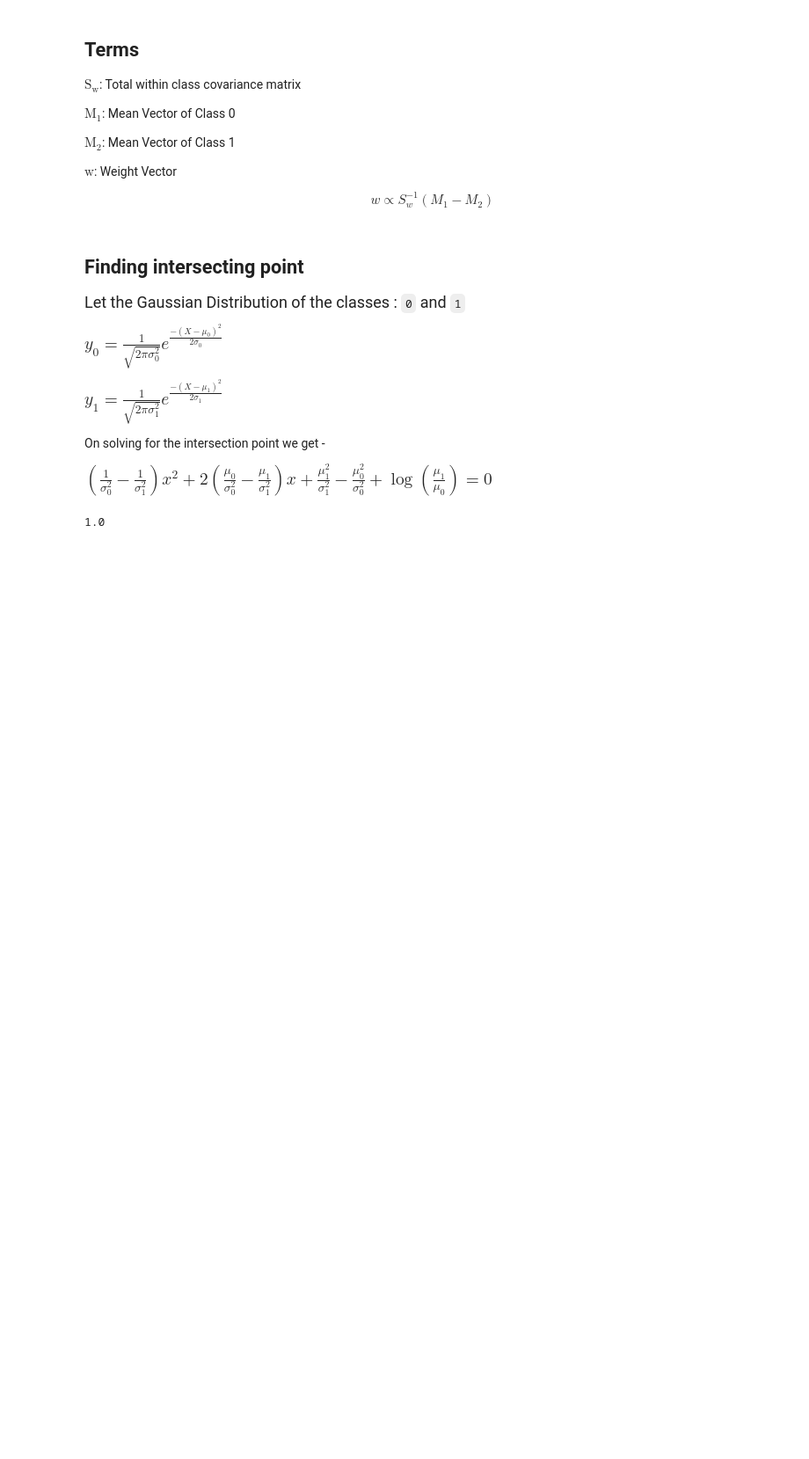
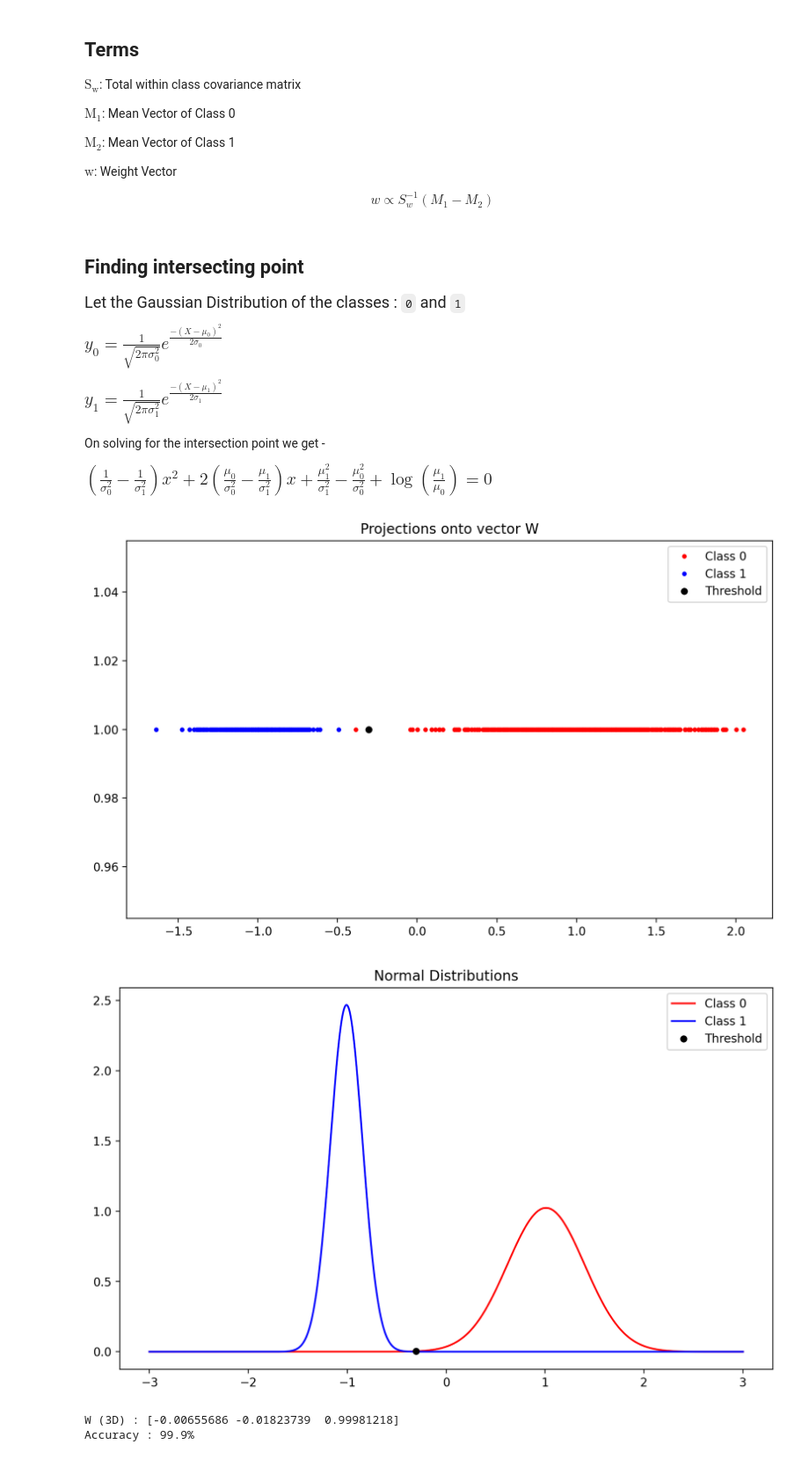
Before and after one commit to CyberKnight1803/ML_Assignment, a Jupyter notebook: fisher/Fisher's Linear Discriminant.ipynb, the cells around one changed output. Shown at 88% size. Saved outputs shown, nothing was run; the diff lists cells and outputs as text; code cells hidden in the pictures; blank space fills up the shorter version.

Commit message:
varName changes,yet to remove scipy for norm graph

```diff
--- a/fisher/Fisher's Linear Discriminant.ipynb
+++ b/fisher/Fisher's Linear Discriminant.ipynb
@@ -137,6 +142,0 @@ def predictions(X, W, threshold):
-# %%
-def accuracy(A, P):
-    total = A.shape[0]
-    acc = float(np.sum(A == P)) / total
-
-    return acc
@@ -143,13 +154,41 @@ def accuracy(A, P):
+# %%
+def GD_plot(GD1, GD2, threshold):
+    X = np.linspace(-3, 3, 10000)
+    plt.plot(X, norm.pdf(X, GD1['mean'], GD1['std']), '-', color = 'r', label = 'Class 0')
+    plt.plot(X, norm.pdf(X, GD2['mean'], GD2['std']), '-', color = 'b', label = 'Class 1')
+    plt.plot([threshold], norm.pdf([threshold], GD1['mean'], GD1['std']), '.', color = 'black', label = 'Threshold'
+            , markersize = 10)
+    plt.title('Normal Distributions')
+    plt.legend(loc = 'upper right')
+    plt.show()
+# %%
+def projections_1D(P, y, threshold):
+    points = pd.DataFrame(np.concatenate((P, y), axis = 1))
+
+    pPoints = points.loc[points[1] == 1][[0]]
+    nPoints = points.loc[points[1] == 0][[0]]
+
+    plt.plot(pPoints, np.ones(pPoints.shape), '.', color = 'r', label = 'Class 0')
+    plt.plot(nPoints, np.ones(nPoints.shape), '.', color = 'b', label = 'Class 1')
+    plt.plot([threshold], [1], '.', color = 'black', label = 'Threshold', markersize=10)
+    plt.title('Projections onto vector W')
+    plt.legend(loc = 'upper right')
+    plt.show()
 # %%
-def FLD(X_p, X_n, y_p):
+def FLD(X, y, X_p, X_n, y_p):
     W = getW(X_p, X_n)
 
-    threshold = getIntersectionPoint(X_p, X_n, W)
-    P = predictions(X_p, W, threshold)
-    acc = accuracy(y_p, P)
-
-    return acc
+    threshold, pStats, nStats = getIntersectionPoint(X_p, X_n, W)
+    P, projections = predictions(X, W, threshold)
+    acc = accuracy(y, P)
+    projections_1D(projections, y, threshold)
+    GD_plot(pStats, nStats, threshold)
+    print(f"W (3D) : {W}")
+    print(f"Accuracy : {acc * 100}%")
 # %%
-FLD(X_p, X_n, y_p)
+FLD(X, y, X_p, X_n, y_p)
 # %% [output]
+[figure, added]
+[figure, added]
-1.0
+W (3D) : [-0.00655686 -0.01823739  0.99981218]
+Accuracy : 99.9%
```
Also changed, not shown: parts of 9 cells of this notebook.
